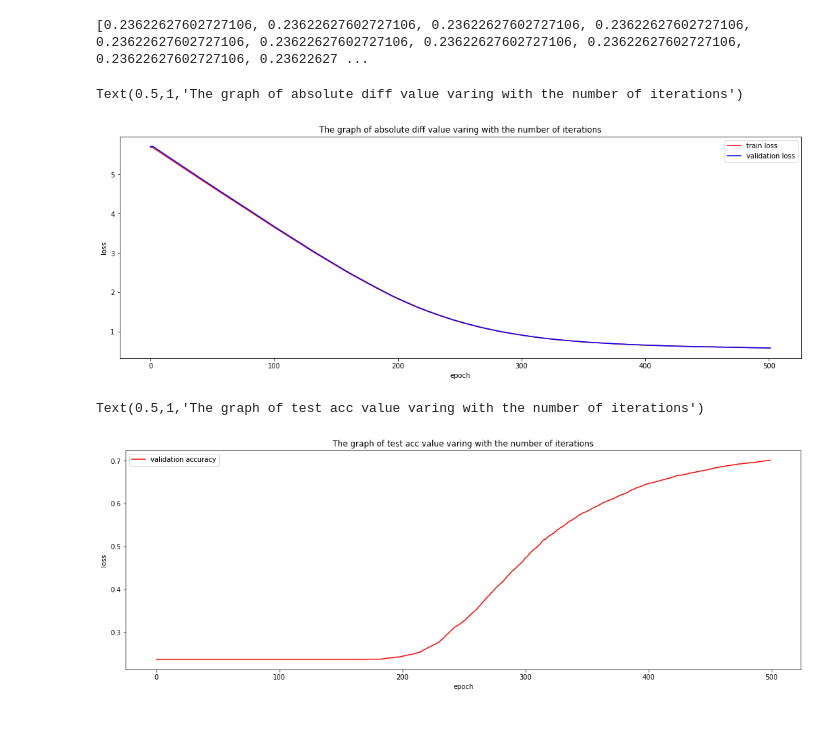
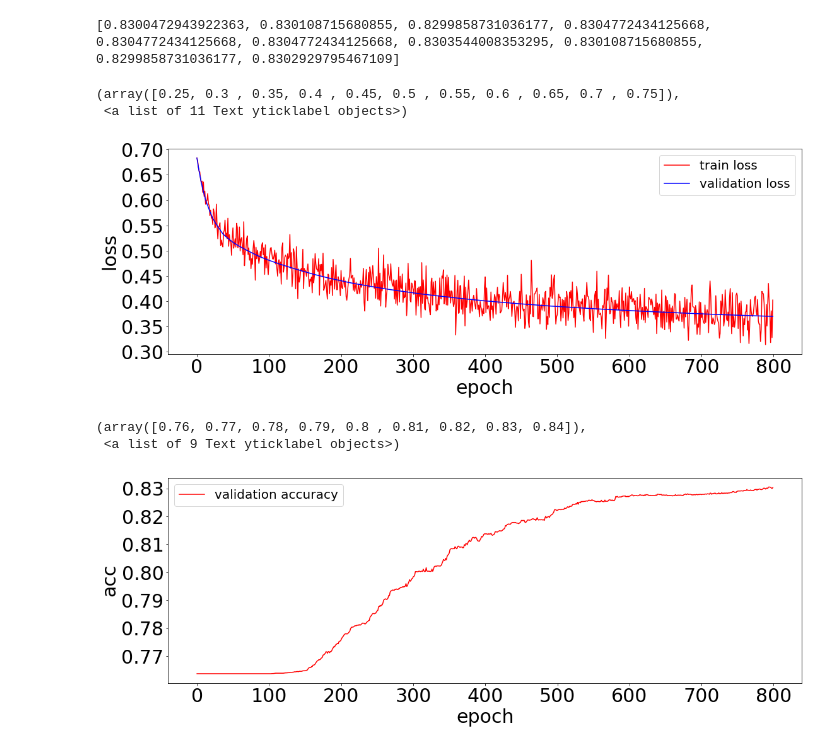
Before and after one commit to zedom1/Class_Project, a Jupyter notebook: Machine Learning Lab/Lab2/ClassificationExperiment_LR.ipynb, the cells around one changed output. Cells and saved outputs as stored; diff of their text form; code cells hidden in the pictures.

```diff
--- a/Machine Learning Lab/Lab2/ClassificationExperiment_LR.ipynb
+++ b/Machine Learning Lab/Lab2/ClassificationExperiment_LR.ipynb
@@ -43,4 +44,8 @@ w = np.random.random((n_features + 1, 1))  # initialize with random numbers
 #w = np.random.normal(1, 1, size=(n_features + 1, 1))  # initialize with zero normal distribution
+# %%
+acc_zeros = []
+acc_random = []
+acc_normal = []
 # %%
 def sigmoid(data):
     return 1/(1+np.exp(-data))
@@ -49,61 +54,68 @@ def predict(data):
     return sigmoid(np.dot(data, w))
 
 def getLoss(pre, label):
-    -np.mean(label*np.log(pre)+(1-label)*(np.log(1-pre)))
+    return -np.mean(label*np.log(pre)+(1-label)*(np.log(1-pre)))
 # %%
 for epoch in range(max_epoch):
 
+    # select a batch from training set
+    choice_index = np.random.choice(n_samples, batch_size)
+    selected_y = y_train[choice_index]
+    selected_X = X_train[choice_index]
+    selected_predict = predict(selected_X)
+    G = ((selected_predict - selected_y).T.dot(selected_X))/batch_size  # calculate the gradient
+    G = -G.T
+    w += learning_rate * G  # update the parameters
+
     # predict and get train loss
-    pre = predict(X_train)
-    loss_train = getLoss(pre, y_train)
+    pre = predict(selected_X)
+    loss_train = getLoss(pre, selected_y)
     losses_train.append(loss_train)
+
     #print(pre)
     #print(y_train)
 
-    # predict and get test loss
+    # predict and get test loss and accuracy
     test_pre = predict(X_test)
     loss_val = getLoss(test_pre, y_test)
     losses_val.append(loss_val)
     test_pre = np.where(test_pre>=threshold, 1, 0)
     acc = np.mean(test_pre==y_test)
     val_acc.append(acc)
-    # update parameters
-
-    choice_index = np.random.choice(n_samples, batch_size)
-    selected_predict = pre[choice_index]
-    selected_y = y_train[choice_index]
-    selected_X = X_train[choice_index]
-    G = ((selected_predict - selected_y).T.dot(selected_X))/batch_size  # calculate the gradient
-
-    G = -G.T
-    w += learning_rate * G  # update the parameters
+    acc_zeros.append(acc)
+    #acc_random.append(acc)
+    #acc_normal.append(acc)
 # %%
-print(val_acc)
+print(val_acc[-10:])
 # %% [output]
-[0.23622627602727106, 0.23622627602727106, 0.23622627602727106, 0.23622627602727106, 0.23622627602727106, 0.23622627602727106, 0.23622627602727106, 0.23622627602727106, 0.23622627602727106, 0.23622627 ...
+[0.8300472943922363, 0.830108715680855, 0.8299858731036177, 0.8304772434125668, 0.8304772434125668, 0.8304772434125668, 0.8303544008353295, 0.830108715680855, 0.8299858731036177, 0.8302929795467109]
 # %%
 %matplotlib inline
 
 import matplotlib.pyplot as plt
 
 plt.figure(figsize=(18, 6))
 plt.plot(losses_train, "-", color="r", label="train loss")
 plt.plot(losses_val, "-", color="b", label="validation loss")
-plt.xlabel("epoch")
-plt.ylabel("loss")
-plt.legend()
-plt.title("The graph of absolute diff value varing with the number of iterations")
+plt.xlabel("epoch", fontsize=30)
+plt.ylabel("loss", fontsize=30)
+plt.legend(fontsize=20)
+plt.xticks(fontsize=30)
+plt.yticks(fontsize=30)
 # %% [output]
-Text(0.5,1,'The graph of absolute diff value varing with the number of iterations')
+(array([0.25, 0.3 , 0.35, 0.4 , 0.45, 0.5 , 0.55, 0.6 , 0.65, 0.7 , 0.75]),
+ <a list of 11 Text yticklabel objects>)
-[figure, old version]
+[figure, new version]
 # %%
 
 plt.figure(figsize=(18, 6))
 plt.plot(val_acc, "-", color="r", label="validation accuracy")
-plt.xlabel("epoch")
-plt.ylabel("loss")
-plt.legend()
-plt.title("The graph of test acc value varing with the number of iterations")
+plt.xlabel("epoch", fontsize=30)
+plt.ylabel("acc", fontsize=30)
+plt.legend(fontsize=20)
+plt.xticks(fontsize=30)
+plt.yticks(fontsize=30)
 # %% [output]
-Text(0.5,1,'The graph of test acc value varing with the number of iterations')
+(array([0.76, 0.77, 0.78, 0.79, 0.8 , 0.81, 0.82, 0.83, 0.84]),
+ <a list of 9 Text yticklabel objects>)
-[figure, old version]
+[figure, new version]
```
Also changed, not shown: parts of 5 cells of this notebook, 42 other files.
